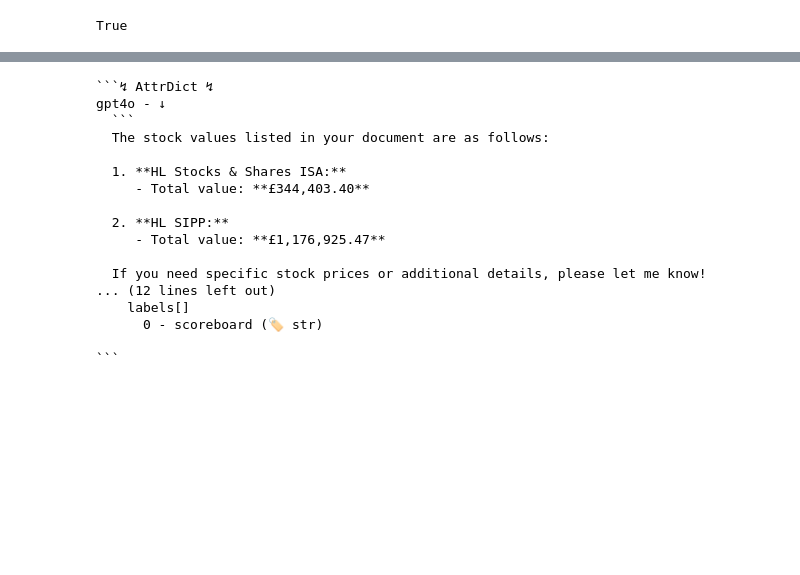
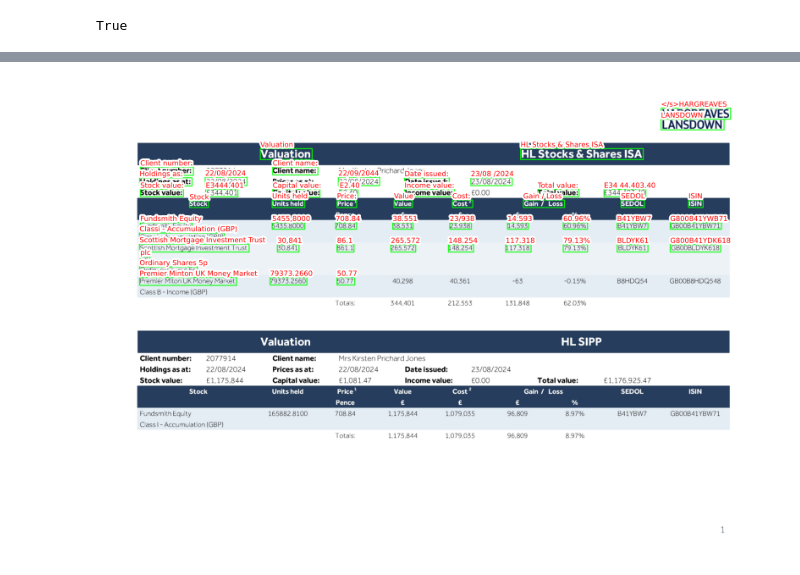
Before and after one commit to NanoNets/hands-on-vision-language-models, a Jupyter notebook: nbs/vlm-apis.ipynb, the cells around one changed output, grey strips where cells are left out. Saved outputs shown, nothing was run; the diff lists cells and outputs as text; code cells hidden in the pictures; blank space fills up the shorter version.

````diff
--- a/nbs/vlm-apis.ipynb
+++ b/nbs/vlm-apis.ipynb
@@ -16,5 +16,7 @@ from vlm import GPT4oMini, Gemini, Florence2, Qwen2
 # %%
-gpt4o = GPT4oMini(token=os.environ["OPENAI_API_KEY"])
-gemini = Gemini(token=os.environ["GEMINI_API_KEY"])
-florence = Florence2()
-qwen2 = Qwen2()
+# gpt4o = GPT4oMini(token=os.environ["OPENAI_API_KEY"])
+# gemini = Gemini(token=os.environ["GEMINI_API_KEY"])
+claude = Claude_35()
+# florence = Florence2()
+# qwen2 = Qwen2()
+# minicpm = MiniCPM()
@@ -29,9 +27,11 @@ task_prompt = "<OCR_WITH_REGION>"
 prompt = 'what is the stock value?'
 # %%
 responses = AD(
-    gpt4o=gpt4o(image, prompt),
-    gemini=gemini(image, prompt),
-    qwen2=qwen2(image, prompt),
-    florence=florence(image, task_prompt),
+    # gpt4o=gpt4o(image, prompt),
+    # gemini=gemini(image, prompt),
+    claude=claude(image, prompt),
+    # qwen2=qwen2(image, prompt),
+    # florence=florence(image, task_prompt),
+    # minicpm=minicpm(image, prompt)
 )
 # %% [output]
@@ -39,20 +59,8 @@ responses = AD(
 # %%
-responses
+_r = responses.florence['<OCR_WITH_REGION>']
+bbs = np.array([(qb[0], qb[1], qb[4], qb[5]) for qb in _r.quad_boxes]).astype(np.uint16)
+texts = _r.labels
+
+show(image, bbs=bbs, texts=texts, sz=10)
 # %% [output]
-```↯ AttrDict ↯
-gpt4o - ↓
-  ```
-  The stock values listed in your document are as follows:
-
-  1. **HL Stocks & Shares ISA:**
-     - Total value: **£344,403.40**
-
-  2. **HL SIPP:**
-     - Total value: **£1,176,925.47**
-
-  If you need specific stock prices or additional details, please let me know!
-... (12 lines left out)
-    labels[]
-      0 - scoreboard (🏷️ str)
-
-```
+[figure, added]
````
Also changed, not shown: parts of 4 cells of this notebook, 10 other files.
